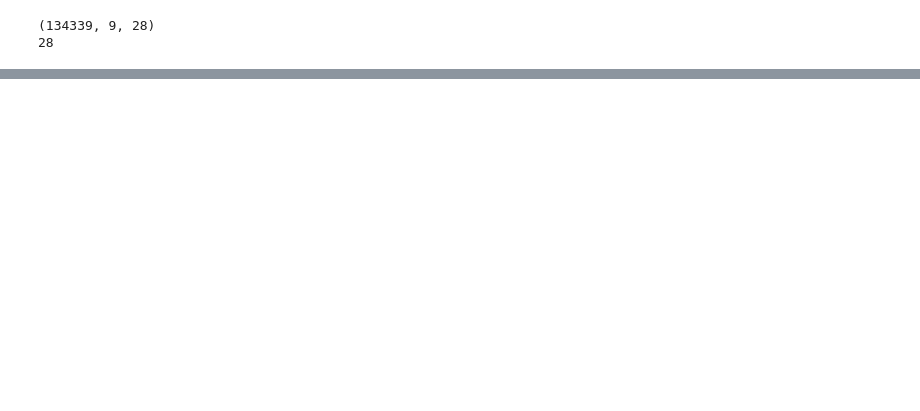
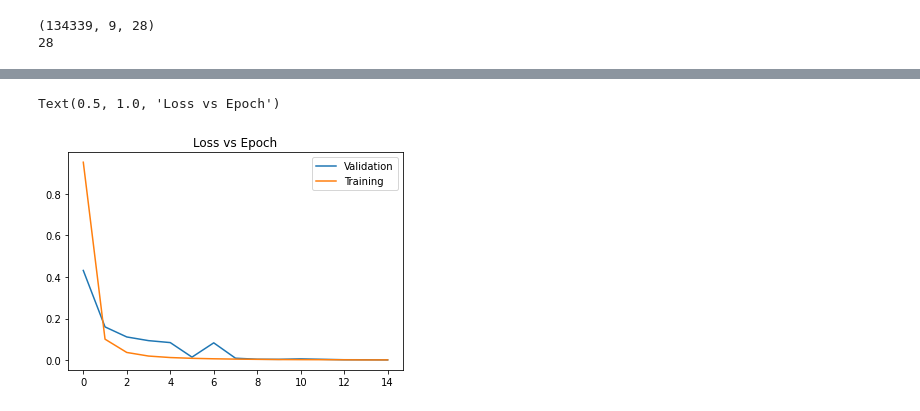
Before and after one commit to wereign/ditto, a Jupyter notebook: caesar_seq2seq.ipynb, the cells around one changed output, grey strips where cells are left out. Drawn from its saved outputs; the diff is of its cells as text; code cells hidden in the pictures; blank space fills up the shorter version.

```diff
--- a/caesar_seq2seq.ipynb
+++ b/caesar_seq2seq.ipynb
@@ -250,7 +254,7 @@ print(num_encoder_tokens)
 model.compile(
     optimizer="rmsprop", loss="categorical_crossentropy", metrics=["accuracy"]
 )
-model.fit(
+history = model.fit(
     [encoder_input_data, decoder_input_data],
     decoder_target_data,
     batch_size=batch_size,
@@ -279,0 +287,14 @@ Epoch 15/15
+# %%
+val_loss = history.history['val_loss']
+val_acc = history.history['val_accuracy']
+acc = history.history['accuracy']
+loss = history.history['loss']
+epochs = list(range(15))
+# %%
+sns.lineplot(x=epochs, y=val_loss, label='Validation')
+sns.lineplot(x=epochs, y=loss,label='Training')
+plt.legend()
+plt.title('Loss vs Epoch')
+# %% [output]
+Text(0.5, 1.0, 'Loss vs Epoch')
+[figure, added]
```
Also changed, not shown: parts of 5 cells of this notebook, 5 other files.
